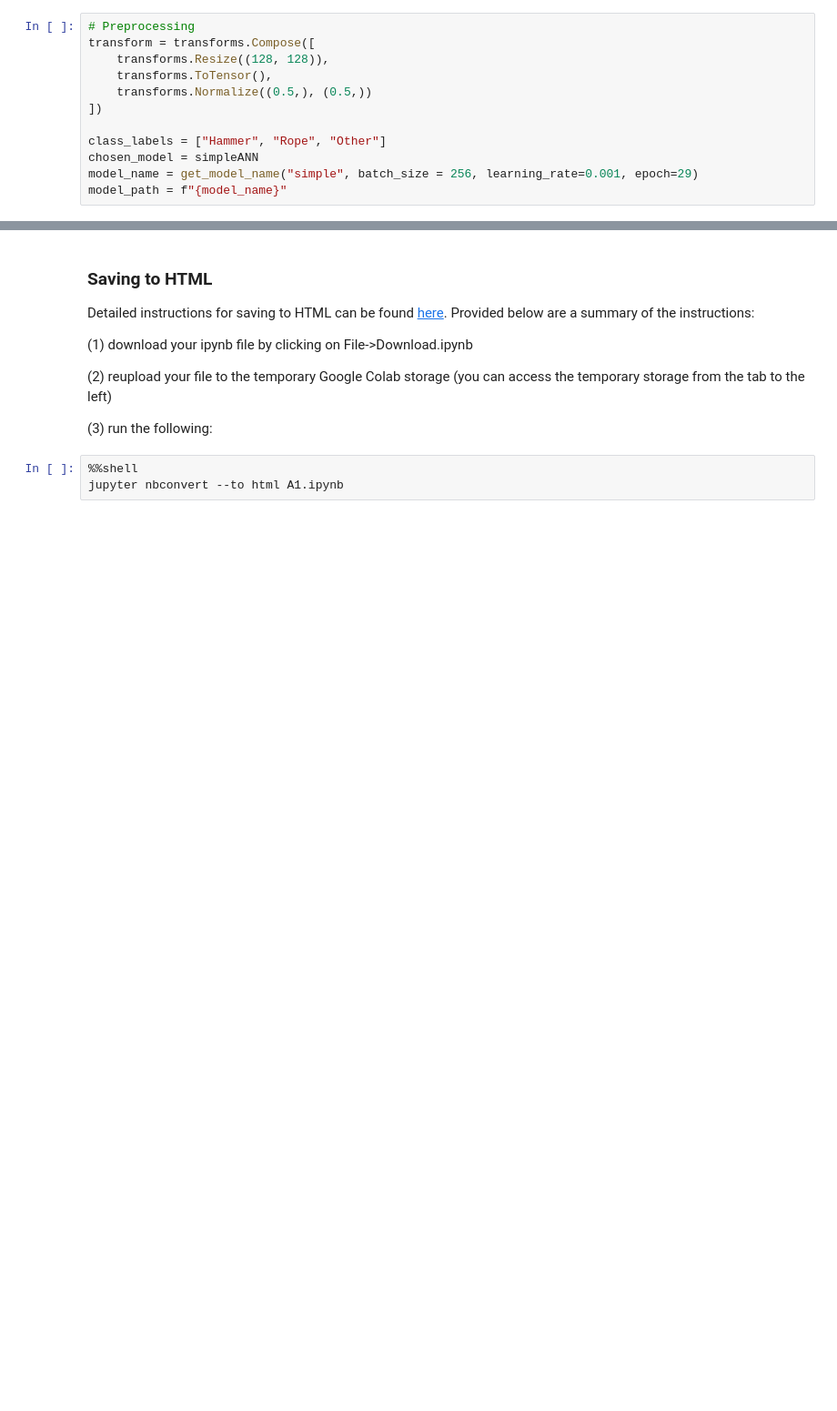
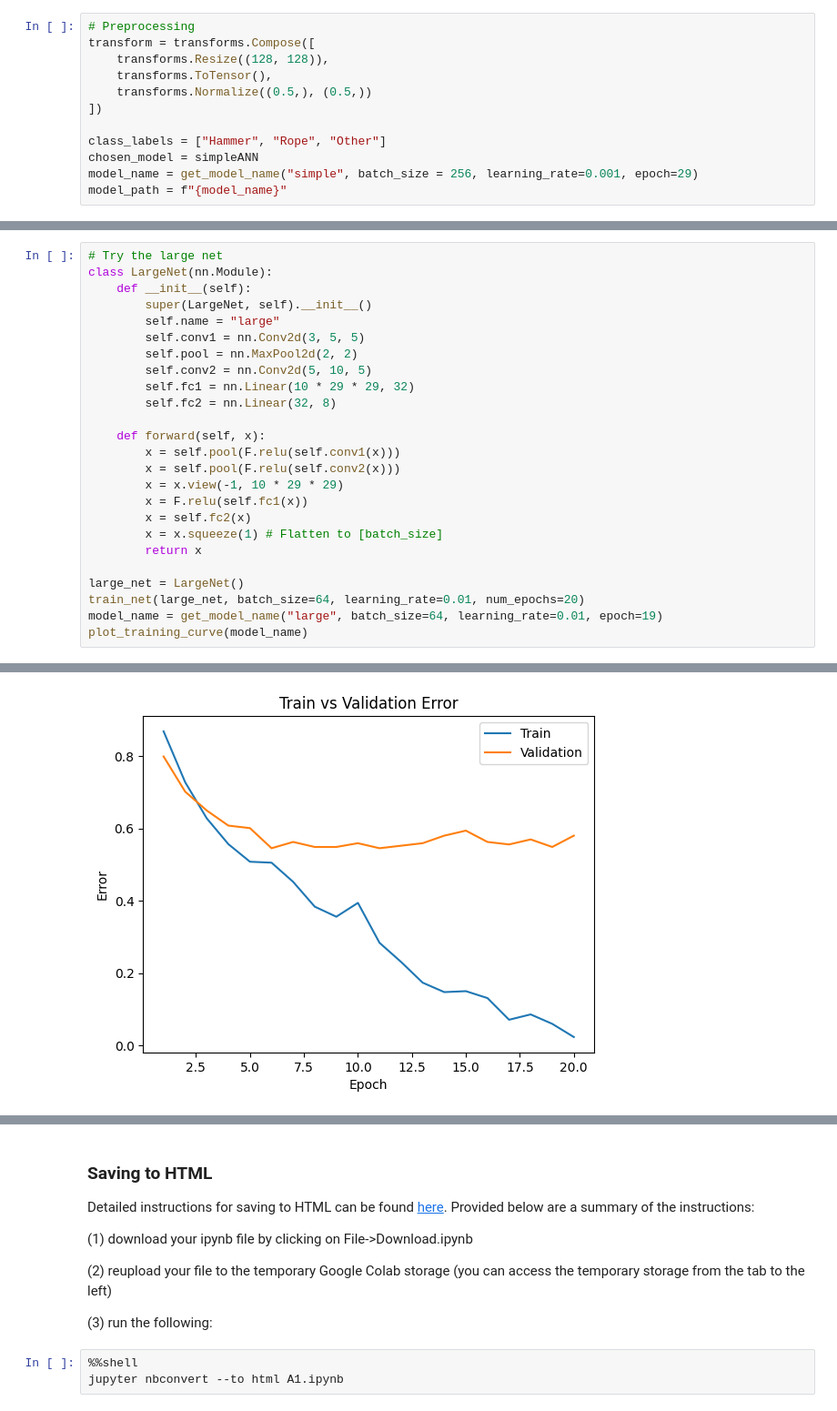
Before and after one commit to Fulankeee/MIE1517-Project-1, a Jupyter notebook: A1.ipynb, the cells around one changed output, grey strips where cells are left out. Shown at 91% size. Saved outputs shown, nothing was run; the diff lists cells and outputs as text; blank space fills up the shorter version.

```diff
--- a/A1.ipynb
+++ b/A1.ipynb
@@ -1721,0 +1838,26 @@ PROVIDE YOUR ANSWER BELOW
+# %%
+# Try the large net
+class LargeNet(nn.Module):
+    def __init__(self):
+        super(LargeNet, self).__init__()
+        self.name = "large"
+        self.conv1 = nn.Conv2d(3, 5, 5)
+        self.pool = nn.MaxPool2d(2, 2)
+        self.conv2 = nn.Conv2d(5, 10, 5)
+        self.fc1 = nn.Linear(10 * 29 * 29, 32)
+        self.fc2 = nn.Linear(32, 8)
+
+    def forward(self, x):
+        x = self.pool(F.relu(self.conv1(x)))
+        x = self.pool(F.relu(self.conv2(x)))
+        x = x.view(-1, 10 * 29 * 29)
+        x = F.relu(self.fc1(x))
+        x = self.fc2(x)
+        x = x.squeeze(1) # Flatten to [batch_size]
+        return x
+
+large_net = LargeNet()
+train_net(large_net, batch_size=64, learning_rate=0.01, num_epochs=20)
+model_name = get_model_name("large", batch_size=64, learning_rate=0.01, epoch=19)
+plot_training_curve(model_name)
+# %% [output]
@@ -1721,0 +1881 @@ PROVIDE YOUR ANSWER BELOW
+[figure, added]
```
Also changed, not shown: parts of 37 cells of this notebook.
